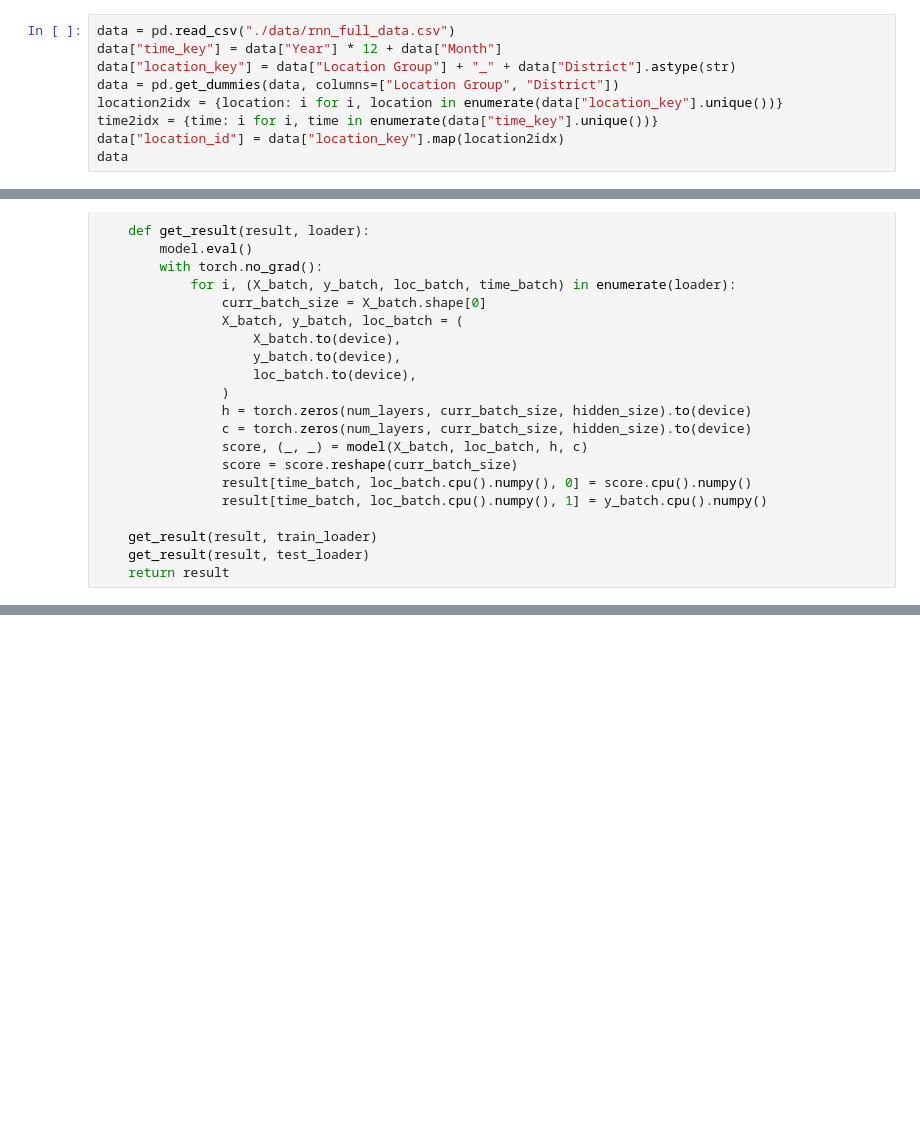
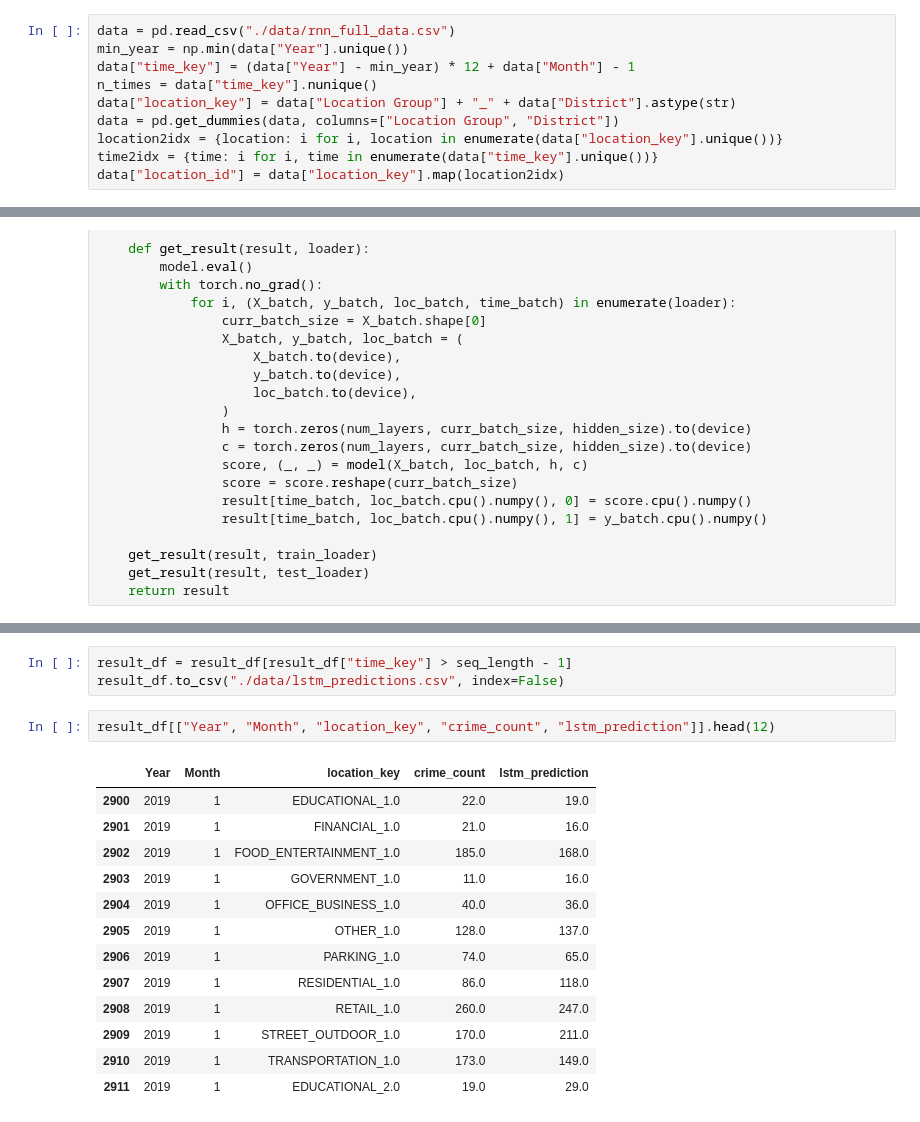
Before and after one commit to Lemonziz/IT5006Project, a Jupyter notebook: lstm_time_location.ipynb, the cells around one changed output, grey strips where cells are left out. Saved outputs shown, nothing was run; the diff lists cells and outputs as text; blank space fills up the shorter version.

```diff
--- a/lstm_time_location.ipynb
+++ b/lstm_time_location.ipynb
@@ -25,10 +25,11 @@ Load and prepare data
 Create a unique location identifier and time key
 # %%
 data = pd.read_csv("./data/rnn_full_data.csv")
-data["time_key"] = data["Year"] * 12 + data["Month"]
+min_year = np.min(data["Year"].unique())
+data["time_key"] = (data["Year"] - min_year) * 12 + data["Month"] - 1
+n_times = data["time_key"].nunique()
 data["location_key"] = data["Location Group"] + "_" + data["District"].astype(str)
 data = pd.get_dummies(data, columns=["Location Group", "District"])
 location2idx = {location: i for i, location in enumerate(data["location_key"].unique())}
 time2idx = {time: i for i, time in enumerate(data["time_key"].unique())}
 data["location_id"] = data["location_key"].map(location2idx)
-data
@@ -501,0 +386,19 @@ evaluate_all_locations(test_result[:, :, 0], test_result[:, :, 1])
+# %%
+result_df = result_df[result_df["time_key"] > seq_length - 1]
+result_df.to_csv("./data/lstm_predictions.csv", index=False)
+# %%
+result_df[["Year", "Month", "location_key", "crime_count", "lstm_prediction"]].head(12)
+# %% [output]
+|  | Year | Month | location_key | crime_count | lstm_prediction |
+| 2900 | 2019 | 1 | EDUCATIONAL_1.0 | 22.0 | 19.0 |
+| 2901 | 2019 | 1 | FINANCIAL_1.0 | 21.0 | 16.0 |
+| 2902 | 2019 | 1 | FOOD_ENTERTAINMENT_1.0 | 185.0 | 168.0 |
+| 2903 | 2019 | 1 | GOVERNMENT_1.0 | 11.0 | 16.0 |
+| 2904 | 2019 | 1 | OFFICE_BUSINESS_1.0 | 40.0 | 36.0 |
+| 2905 | 2019 | 1 | OTHER_1.0 | 128.0 | 137.0 |
+| 2906 | 2019 | 1 | PARKING_1.0 | 74.0 | 65.0 |
+| 2907 | 2019 | 1 | RESIDENTIAL_1.0 | 86.0 | 118.0 |
+| 2908 | 2019 | 1 | RETAIL_1.0 | 260.0 | 247.0 |
+| 2909 | 2019 | 1 | STREET_OUTDOOR_1.0 | 170.0 | 211.0 |
+| 2910 | 2019 | 1 | TRANSPORTATION_1.0 | 173.0 | 149.0 |
+| 2911 | 2019 | 1 | EDUCATIONAL_2.0 | 19.0 | 29.0 |
```
Also changed, not shown: parts of 17 cells of this notebook, 3 other files.
